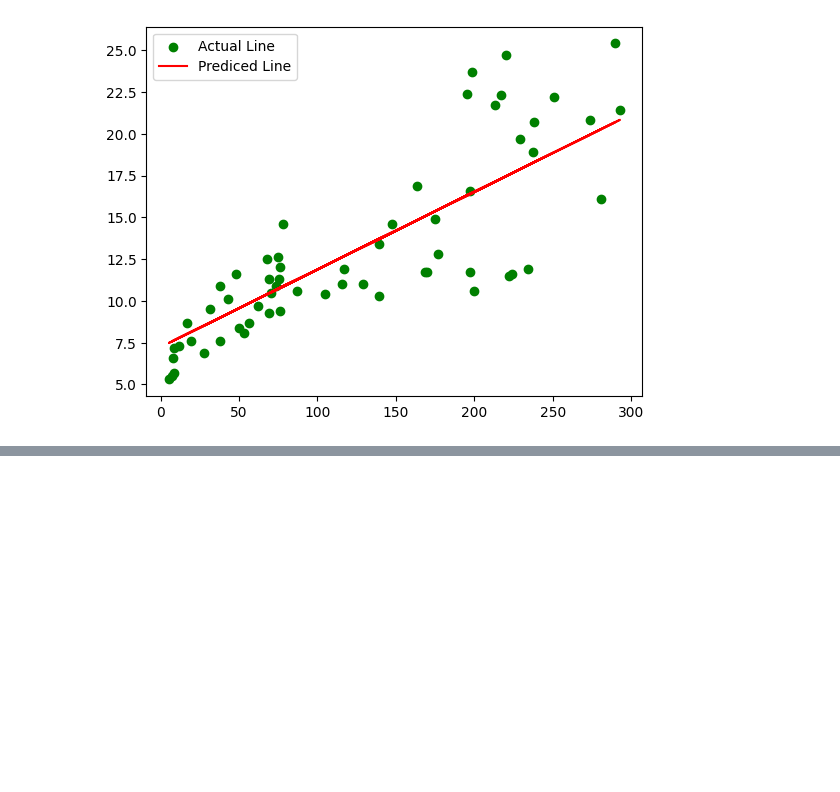
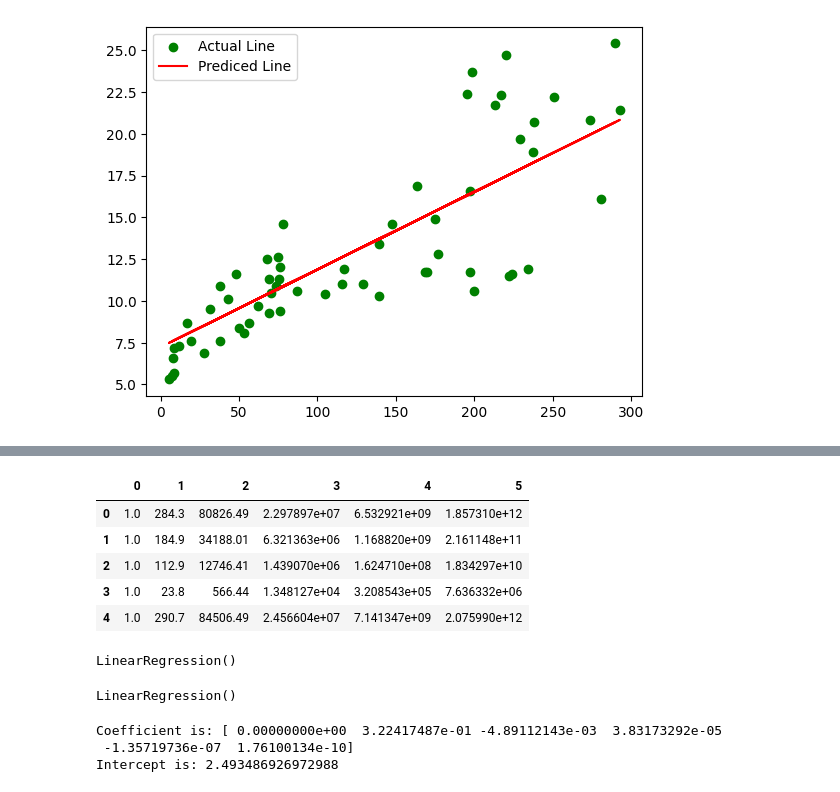
Before and after one commit to vivekkhillar/ML-practice, a Jupyter notebook: Day 32 20-08-2025/simpleLinearRegression.ipynb, the cells around one changed output, grey strips where cells are left out. Saved outputs shown, nothing was run; the diff lists cells and outputs as text; code cells hidden in the pictures; blank space fills up the shorter version.

```diff
--- a/Day 32 20-08-2025/simpleLinearRegression.ipynb
+++ b/Day 32 20-08-2025/simpleLinearRegression.ipynb
@@ -133,0 +159,25 @@ pd.DataFrame([Y_train_pred,Y_test_pred])
+# %%
+pd.DataFrame(x_poly_train).head()
+# %% [output]
+|  | 0 | 1 | 2 | 3 | 4 | 5 |
+| 0 | 1.0 | 284.3 | 80826.49 | 2.297897e+07 | 6.532921e+09 | 1.857310e+12 |
+| 1 | 1.0 | 184.9 | 34188.01 | 6.321363e+06 | 1.168820e+09 | 2.161148e+11 |
+| 2 | 1.0 | 112.9 | 12746.41 | 1.439070e+06 | 1.624710e+08 | 1.834297e+10 |
+| 3 | 1.0 | 23.8 | 566.44 | 1.348127e+04 | 3.208543e+05 | 7.636332e+06 |
+| 4 | 1.0 | 290.7 | 84506.49 | 2.456604e+07 | 7.141347e+09 | 2.075990e+12 |
+# %%
+liner_poly_reg = LinearRegression()
+liner_poly_reg
+# %% [output]
+LinearRegression()
+# %%
+liner_poly_reg.fit(x_poly_train,Y_train)
+# %% [output]
+LinearRegression()
+# %%
+print ('Coefficient is:', liner_poly_reg.coef_)
+print ('Intercept is:', liner_poly_reg.intercept_)
+# %% [output]
+Coefficient is: [ 0.00000000e+00  3.22417487e-01 -4.89112143e-03  3.83173292e-05
+ -1.35719736e-07  1.76100134e-10]
+Intercept is: 2.493486926972988
```
Also changed, not shown: parts of 9 cells of this notebook.
